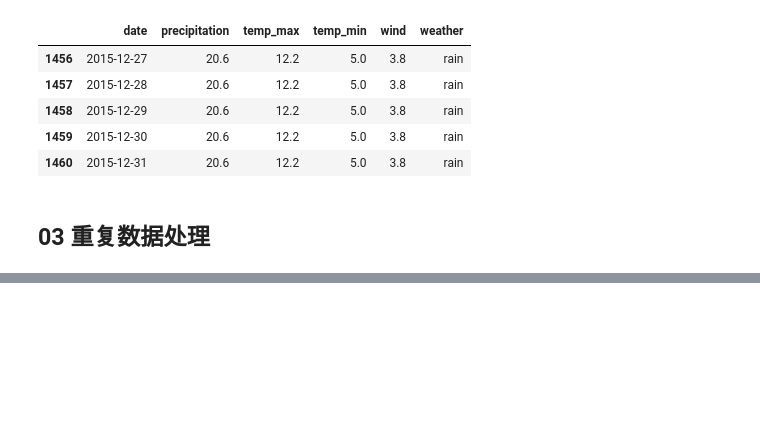
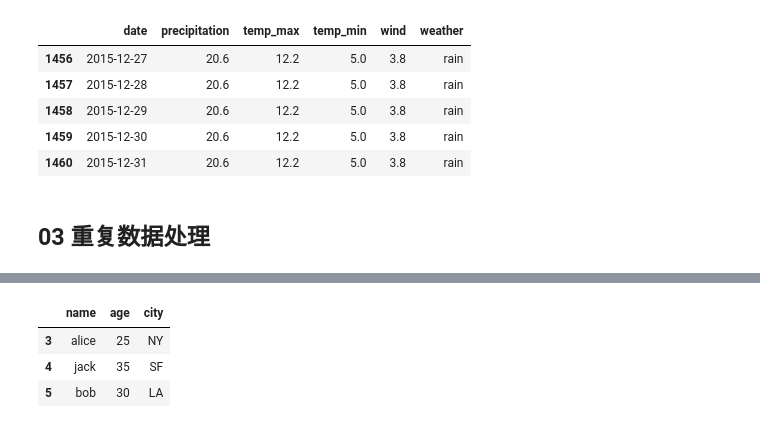
Before and after one commit to zimiao-dev/Python-Data-Analysis-Learning, a Jupyter notebook: 03_data_analysis/data_analysis.ipynb, the cells around one changed output, grey strips where cells are left out. Saved outputs shown, nothing was run; the diff lists cells and outputs as text; code cells hidden in the pictures; blank space fills up the shorter version.

```diff
--- a/03_data_analysis/data_analysis.ipynb
+++ b/03_data_analysis/data_analysis.ipynb
@@ -237,0 +283,7 @@ df.bfill().tail() # 用后面的相邻值填充
+# %%
+df.drop_duplicates(subset='name', keep='last') # 根据指定列去重，保留最新出现的行
+# %% [output]
+|  | name | age | city |
+| 3 | alice | 25 | NY |
+| 4 | jack | 35 | SF |
+| 5 | bob | 30 | LA |
```
Also changed, not shown: parts of 5 cells of this notebook.
